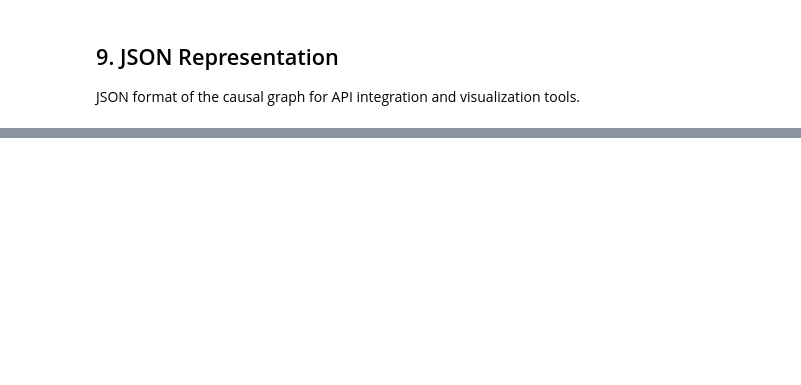
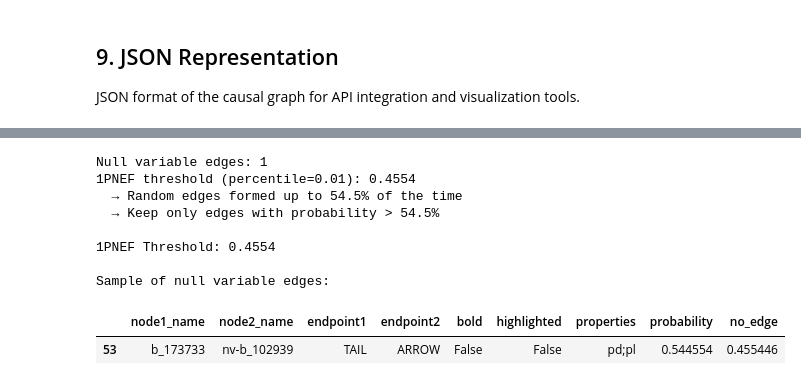
Before and after one commit to cmu-phil/py-tetrad, a Jupyter notebook: fges_notebook/causal_search_notebook.ipynb, the cells around one changed output, grey strips where cells are left out. Cells and saved outputs as stored; diff of their text form; code cells hidden in the pictures; blank space fills up the shorter version.

```diff
--- a/fges_notebook/causal_search_notebook.ipynb
+++ b/fges_notebook/causal_search_notebook.ipynb
@@ -219,0 +258,11 @@ with open(f"{OUTPUT_DIR}/graph.json", "r") as f:
+# %%
+# Parse the JSON output from null variable causal search
+null_graph = parse_graph(str(results['graph_json']))
+
+print(f"Nodes: {len(null_graph['nodes'])}")
+print(f"\nFirst 5 nodes:")
+print(null_graph['nodes'].head())
+print(f"\nEdgeset: {len(null_graph['edgeset'])} edges")
+print(null_graph['edgeset'].head())
+print(f"\nEdge type probabilities: {len(null_graph['edge_type_probabilities'])} entries")
+print(null_graph['edge_type_probabilities'].head())
@@ -219,0 +298,18 @@ with open(f"{OUTPUT_DIR}/graph.json", "r") as f:
+# %%
+# Derive the 1PNEF threshold from null variable edges
+pnef_1, nv_edges = derive_1pnef_threshold(null_graph['edgeset'], percentile=PNEF_PERCENTILE)
+
+print(f"\n1PNEF Threshold: {pnef_1:.4f}")
+print(f"\nSample of null variable edges:")
+nv_edges.head(10)
+# %% [output]
+Null variable edges: 1
+1PNEF threshold (percentile=0.01): 0.4554
+  → Random edges formed up to 54.5% of the time
+  → Keep only edges with probability > 54.5%
+
+1PNEF Threshold: 0.4554
+
+Sample of null variable edges:
+|  | node1_name | node2_name | endpoint1 | endpoint2 | bold | highlighted | properties | probability | no_edge |
+| 53 | b_173733 | nv-b_102939 | TAIL | ARROW | False | False | pd;pl | 0.544554 | 0.455446 |
```
Also changed, not shown: parts of 28 cells of this notebook, 12 other files.
